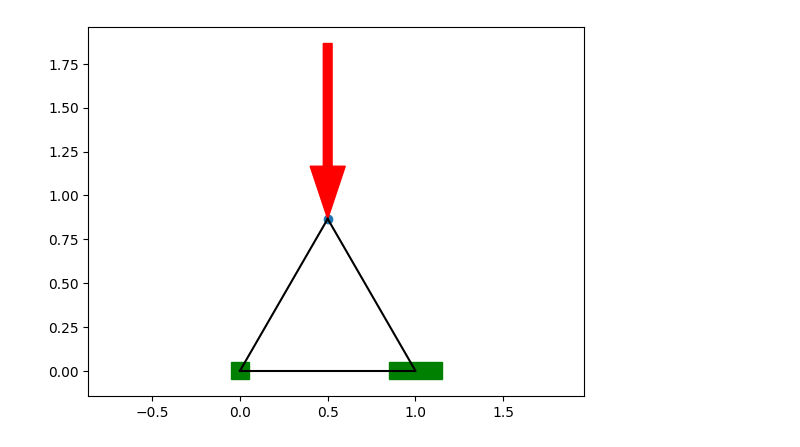
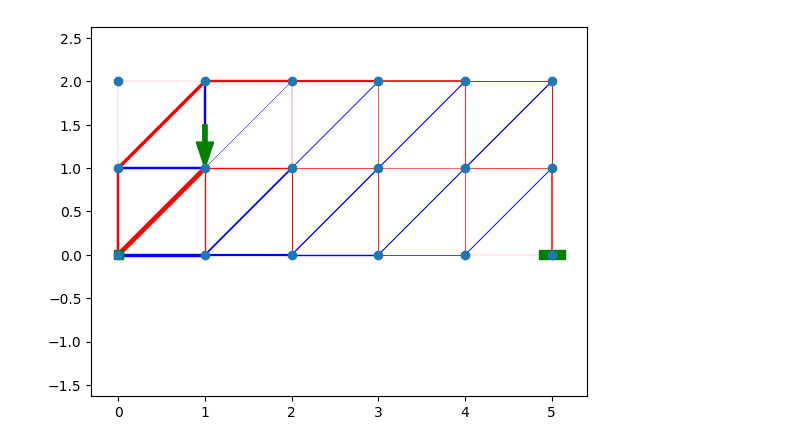
Before and after one commit to eschluntz/PytorchBridge, a Jupyter notebook: truss.ipynb, the cells around one changed output. Saved outputs shown, nothing was run; the diff lists cells and outputs as text; code cells hidden in the pictures.

```diff
--- a/truss.ipynb
+++ b/truss.ipynb
@@ -50,25 +50,25 @@ class Truss:
     def draw(self) -> None:
         fig, ax = plt.subplots()
         plt.axis('equal')
+        # ax.set_xlim([xmin, xmax])
+        ax.set_ylim([-1, 2])
 
         # get values out of tensor list
         xs = np.array([n[0].detach() for n in self.node_tensors])
         ys = np.array([n[1].detach() for n in self.node_tensors])
 
-        # draw nodes
-        plt.scatter(xs, ys)
-
         # draw edges
         if self.forces is None:
             for i, j in self.edges:
-                plt.plot(xs[[i, j]], ys[[i, j]] , 'k-')
+                plt.plot(xs[[i, j]], ys[[i, j]] , 'k-', zorder=-1)
         else:
             for (i, j), f in zip(self.edges, self.forces):
                 color = 'r' if f > 0 else 'b'
                 plt.plot(
                     xs[[i, j]], ys[[i, j]],
                     f'{color}-',
-                    linewidth=abs(f))
+                    linewidth=abs(f)+0.1,
+                    zorder=-1)
 
         # draw loads
         for idx, fx, fy in self.loads:
@@ -77,7 +77,7 @@ class Truss:
             plt.arrow(xs[idx] - fx, ys[idx] - fy, fx, fy,  # subtract force to put tip at node
                 head_width = 0.2,
                 width = 0.05,
-                color='red',
+                color='green',
                 length_includes_head=True)
 
         # draw anchors
@@ -88,6 +88,10 @@ class Truss:
             height = constrained_size if y_constrained else unconstrained_size
             center = (xs[idx] - width / 2, ys[idx] - height / 2)
             ax.add_patch(Rectangle(center, width, height, edgecolor="green", facecolor="green"))
+
+
+        # draw nodes
+        plt.scatter(xs, ys)
 
     def _get_unit_xy(self, dx, dy):
         """Return the unit components of x, y normalized by total vector length"""
@@ -152,44 +156,97 @@ class Truss:
         """Calculates the cost of the truss from the lengths and forces.
         Tension weight = length * force / 1
         compression weight = length * force / (3 / (length + 3))
         """
 
         self.calculate_forces()
 
         lengths = torch.zeros_like(self.forces)
         for i, (n1, n2) in enumerate(self.edges):
             lengths[i] = torch.linalg.norm(self.node_tensors[n1] - self.node_tensors[n2])
 
         weights = torch.zeros_like(lengths)
 
         # beams in tension
         weights = lengths * torch.abs(self.forces)
 
         # compression
         fall_off = 3.0
         weights[self.forces > 0] *= (lengths[self.forces > 0] + fall_off) / fall_off
 
         return torch.sum(weights)
 
     def get_params(self):
         """Returns a list of all nodes that require a gradient"""
         return [n for n in self.node_tensors if n.requires_grad]
 
-# Equilateral triangle test with pure forces
-nodes = np.array([
-    (0.5, np.sin(2*np.pi/3)),
-    (0.0, 0.0),
-    (1.0, 0.0),
+    def optimize(self, gif_path="animation.gif"):
+        """Optimizes the truss and saves a gif of the process"""
+
+        frame_folder = 'frames/'
+        n_frames = 150
+
+        optimizer = torch.optim.Adam(params=self.get_params(), lr=0.005, betas=(0.0, 0.0))
+
+        for i in range(n_frames):
+            cost = self.get_cost()
+            plt.figure()
+            self.draw()
+            optimizer.zero_grad()
+            cost.backward()
+            optimizer.step()
+            # plt.savefig(f"{frame_folder}frame_{i}.png")
+            display.display(plt.gcf())
+            display.clear_output(wait=True)
+            plt.close()
+
+        # Compile frames into a GIF
+        # frames = []
+        # for i in range(n_frames):
+        #     frames.append(imageio.imread(f"{frame_folder}frame_{i}.png"))
+        # imageio.mimsave(gif_path, frames, format='GIF', fps=30, loop=0) # Adjust fps as needed
+
+node_tensors = np.array([
+    (0.0, 0.0), # 0
+    (0.0, 1.0),
+    (0.0, 2.0),
+    (1.0, 0.0), # 3
+    (1.0, 1.0),
+    (1.0, 2.0),
+    (2.0, 0.0), # 6
+    (2.0, 1.0),
+    (2.0, 2.0),
+    (3.0, 0.0),
+    (3.0, 1.0),
+    (3.0, 2.0),
+    (4.0, 0.0),
+    (4.0, 1.0),
+    (4.0, 2.0),
+    (5.0, 0.0),
+    (5.0, 1.0),
+    (5.0, 2.0),
 ])
-edges = np.array(((0,1), (1, 2), (2, 0)))
-t = Truss(nodes, edges)
+edges = np.array((
+    # rows
+    (0,3), (3,6), (6,9), (9,12), (12,15),
+    (1,4), (4,7), (7,10), (10,13), (13,16),
+    (2,5), (5,8), (8,11), (11,14), (14,17),
+    # cols
+    (0,1), (1,2), (3,4), (4,5), (6,7), (7,8),
+    (9,10),(10,11),(12,13),(13,14),(15,16),(16,17),
+    # diags
+    (0,4),(1,5),(3,7),(4,8),(6,10),(7,11),(9,13),(10,14),(12,16),(13,17)
+))
+t = Truss(node_tensors, edges)
 
-t.add_load(0, 0, -10)
-t.add_anchor(1)
-t.add_anchor(2, x=False)
+
+# t.add_load(2, 0, -5)
+t.add_load(4, 0, -5)
+# t.add_load(6, 0, -5)
+t.add_anchor(0)
+t.add_anchor(15,x=False)
+t.calculate_forces()
 t.draw()
-# cost = t.get_cost()
-# print(t.nodes)
-# cost.backward()
+
+t.optimize()
 # %% [output]
-[figure, old version]
+[figure, new version]
```
Also changed, not shown: parts of 12 cells of this notebook, 2 other files.
